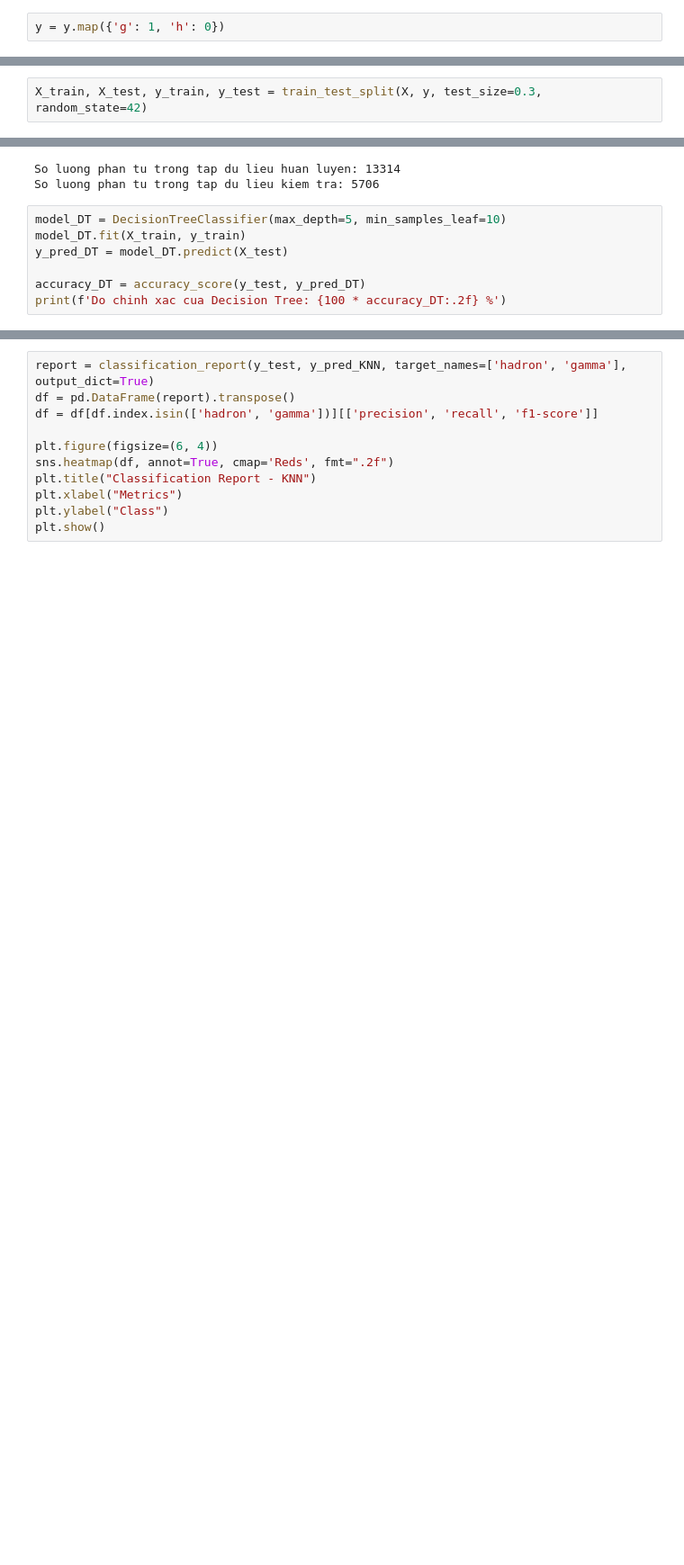
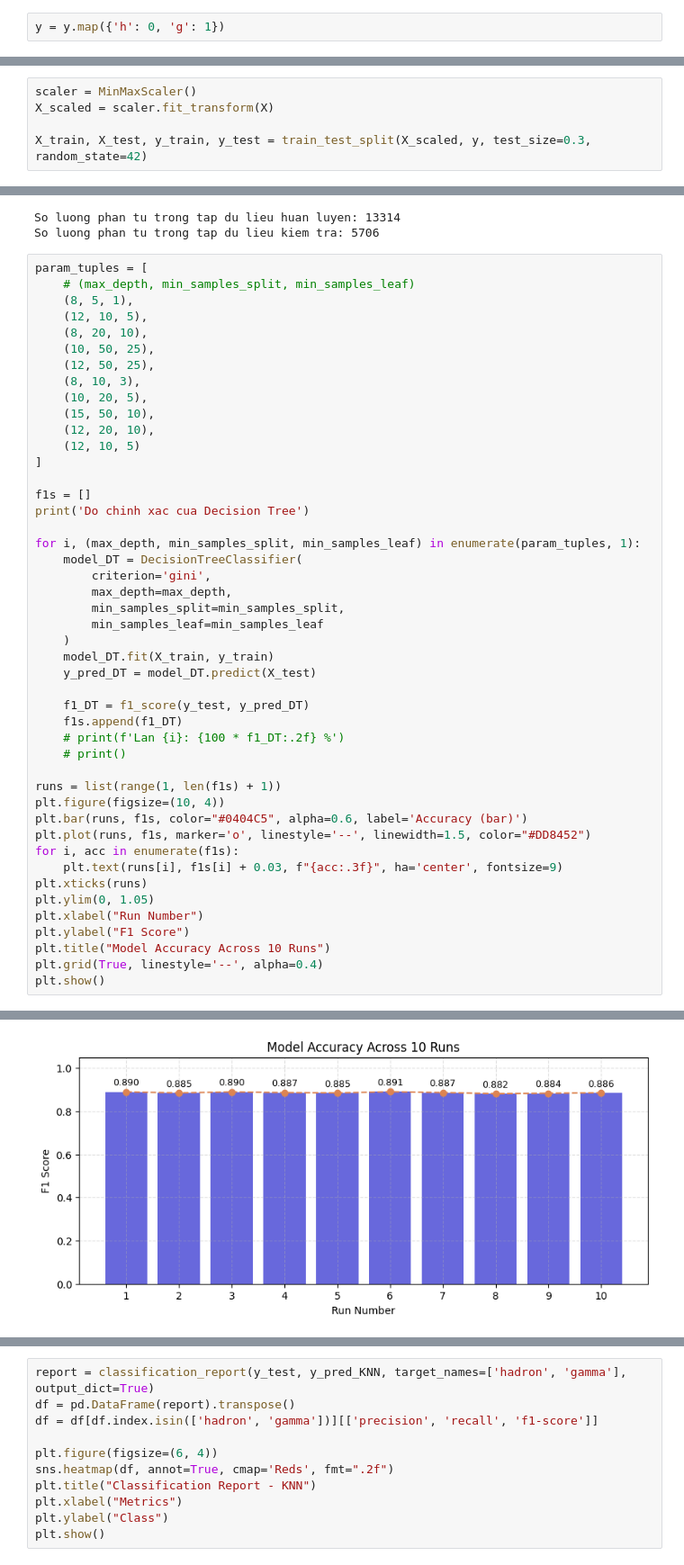
Before and after one commit to hoanle123564/MHUD_Nhom_10, a Jupyter notebook: magic_gamma.ipynb, the cells around one changed output, grey strips where cells are left out. Shown: that part at 90% size. Drawn from its saved outputs; the diff is of its cells as text; blank space fills up the shorter version.

```diff
--- a/magic_gamma.ipynb
+++ b/magic_gamma.ipynb
@@ -30,5 +50,5 @@ So luong phan tu mang nhan h: 6688
 # %%
-y = y.map({'g': 1, 'h': 0})
+y = y.map({'h': 0, 'g': 1})
 # %%
 for i in range(len(y.unique())):
     print(f'Du lieu mau cua nhan {i}:')
@@ -54,5 +56,8 @@ Du lieu mau cua nhan 0:
 # %%
-X_train, X_test, y_train, y_test = train_test_split(X, y, test_size=0.3, random_state=42)
+scaler = MinMaxScaler()
+X_scaled = scaler.fit_transform(X)
+
+X_train, X_test, y_train, y_test = train_test_split(X_scaled, y, test_size=0.3, random_state=42)
 # %%
 print('So luong phan tu trong tap du lieu huan luyen:', len(y_train))
 print('So luong phan tu trong tap du lieu kiem tra:', len(y_test))
@@ -61,10 +66,49 @@ print()
 So luong phan tu trong tap du lieu huan luyen: 13314
 So luong phan tu trong tap du lieu kiem tra: 5706
 # %%
-model_DT = DecisionTreeClassifier(max_depth=5, min_samples_leaf=10)
-model_DT.fit(X_train, y_train)
-y_pred_DT = model_DT.predict(X_test)
+param_tuples = [
+    # (max_depth, min_samples_split, min_samples_leaf)
+    (8, 5, 1),
+    (12, 10, 5),
+    (8, 20, 10),
+    (10, 50, 25),
+    (12, 50, 25),
+    (8, 10, 3),
+    (10, 20, 5),
+    (15, 50, 10),
+    (12, 20, 10),
+    (12, 10, 5)
+]
 
-accuracy_DT = accuracy_score(y_test, y_pred_DT)
-print(f'Do chinh xac cua Decision Tree: {100 * accuracy_DT:.2f} %')
+f1s = []
+print('Do chinh xac cua Decision Tree')
+
+for i, (max_depth, min_samples_split, min_samples_leaf) in enumerate(param_tuples, 1):
+    model_DT = DecisionTreeClassifier(
+        criterion='gini',
+        max_depth=max_depth,
+        min_samples_split=min_samples_split,
+        min_samples_leaf=min_samples_leaf
+    )
+    model_DT.fit(X_train, y_train)
+    y_pred_DT = model_DT.predict(X_test)
+
+    f1_DT = f1_score(y_test, y_pred_DT)
+    f1s.append(f1_DT)
+    # print(f'Lan {i}: {100 * f1_DT:.2f} %')
+    # print()
+
+runs = list(range(1, len(f1s) + 1))
+plt.figure(figsize=(10, 4))
+plt.bar(runs, f1s, color="#0404C5", alpha=0.6, label='Accuracy (bar)')
+plt.plot(runs, f1s, marker='o', linestyle='--', linewidth=1.5, color="#DD8452")
+for i, acc in enumerate(f1s):
+    plt.text(runs[i], f1s[i] + 0.03, f"{acc:.3f}", ha='center', fontsize=9)
+plt.xticks(runs)
+plt.ylim(0, 1.05)
+plt.xlabel("Run Number")
+plt.ylabel("F1 Score")
+plt.title("Model Accuracy Across 10 Runs")
+plt.grid(True, linestyle='--', alpha=0.4)
+plt.show()
 # %% [output]
@@ -72,2 +116,3 @@ Do chinh xac cua Decision Tree: 83.35 %
+[figure, added]
 # %%
 cm_DT = confusion_matrix(y_test, y_pred_DT)
```
Also changed, not shown: parts of 12 cells of this notebook, 4 other files.
